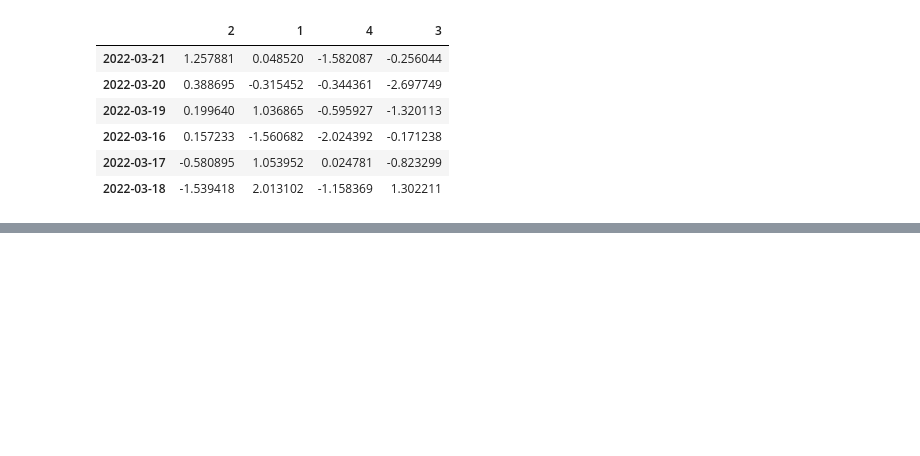
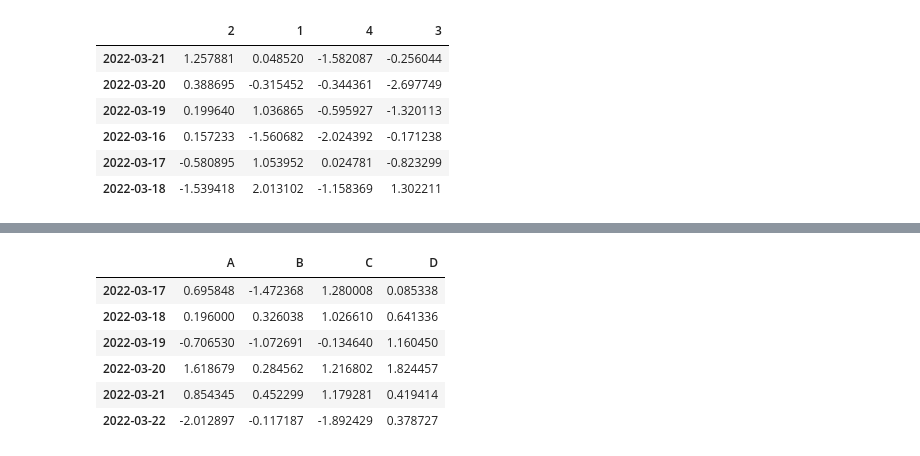
Before and after one commit to ParkJeongUng/Ung.github.io, a Jupyter notebook: _notebooks/하늘코끼리_Pandas_Master.ipynb, the cells around one changed output, grey strips where cells are left out. Drawn from its saved outputs; the diff is of its cells as text; code cells hidden in the pictures; blank space fills up the shorter version.

```diff
--- a/_notebooks/하늘코끼리_Pandas_Master.ipynb
+++ b/_notebooks/하늘코끼리_Pandas_Master.ipynb
@@ -344,0 +357,12 @@ df.sort_values(by = "2", ascending = False)
+# %%
+date = pd.date_range("20220317", periods = 6)
+df = pd.DataFrame(np.random.randn(6, 4), index = date, columns = list("ABCD"))
+df
+# %% [output]
+|  | A | B | C | D |
+| 2022-03-17 | 0.695848 | -1.472368 | 1.280008 | 0.085338 |
+| 2022-03-18 | 0.196000 | 0.326038 | 1.026610 | 0.641336 |
+| 2022-03-19 | -0.706530 | -1.072691 | -0.134640 | 1.160450 |
+| 2022-03-20 | 1.618679 | 0.284562 | 1.216802 | 1.824457 |
+| 2022-03-21 | 0.854345 | 0.452299 | 1.179281 | 0.419414 |
+| 2022-03-22 | -2.012897 | -0.117187 | -1.892429 | 0.378727 |
```
Also changed, not shown: parts of 21 cells of this notebook.
